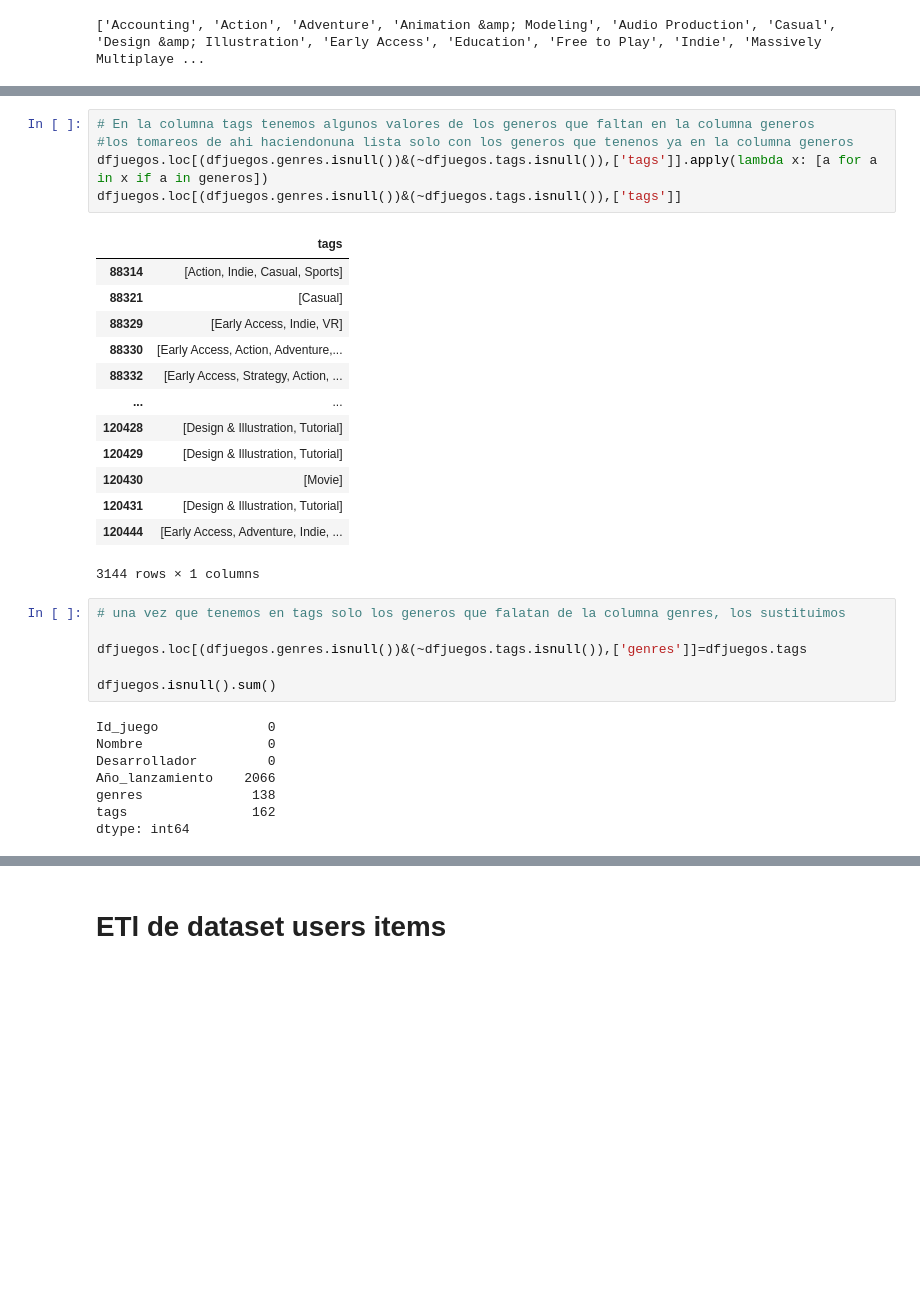
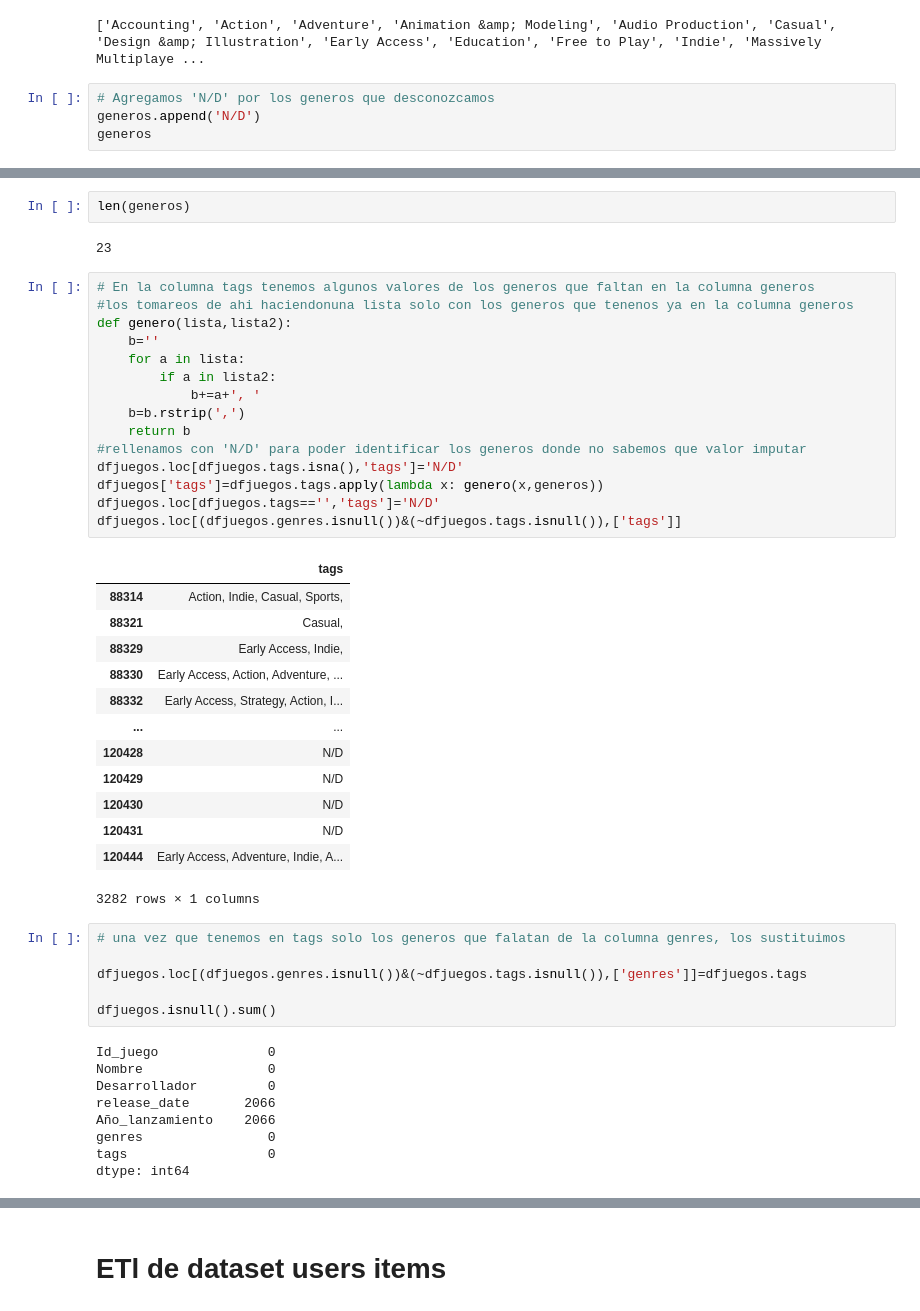
Before and after one commit to JUrielCerecero/PI-MLOPS, a Jupyter notebook: ETL.ipynb, the cells around one changed output, grey strips where cells are left out. Cells and saved outputs as stored; diff of their text form; blank space fills up the shorter version.

Commit message:
ETL y funciones
se continua haciendo ETL y se empiezan a hacer tablas para las funciones

```diff
--- a/ETL.ipynb
+++ b/ETL.ipynb
@@ -275,3 +287,7 @@ generos=sorted(generos)
 print(generos)
 # %% [output]
 ['Accounting', 'Action', 'Adventure', 'Animation &amp; Modeling', 'Audio Production', 'Casual', 'Design &amp; Illustration', 'Early Access', 'Education', 'Free to Play', 'Indie', 'Massively Multiplaye ...
+# %%
+# Agregamos 'N/D' por los generos que desconozcamos
+generos.append('N/D')
+generos
@@ -278,22 +312,36 @@ print(generos)
+# %%
+len(generos)
+# %% [output]
+23
 # %%
 # En la columna tags tenemos algunos valores de los generos que faltan en la columna generos
 #los tomareos de ahi haciendonuna lista solo con los generos que tenenos ya en la columna generos
-dfjuegos.loc[(dfjuegos.genres.isnull())&(~dfjuegos.tags.isnull()),['tags']].apply(lambda x: [a for a in x if a in generos])
+def genero(lista,lista2):
+    b=''
+    for a in lista:
+        if a in lista2:
+            b+=a+', '
+    b=b.rstrip(',')
+    return b
+#rellenamos con 'N/D' para poder identificar los generos donde no sabemos que valor imputar
+dfjuegos.loc[dfjuegos.tags.isna(),'tags']='N/D'
+dfjuegos['tags']=dfjuegos.tags.apply(lambda x: genero(x,generos))
+dfjuegos.loc[dfjuegos.tags=='','tags']='N/D'
 dfjuegos.loc[(dfjuegos.genres.isnull())&(~dfjuegos.tags.isnull()),['tags']]
 # %% [output]
 |  | tags |
-| 88314 | [Action, Indie, Casual, Sports] |
-| 88321 | [Casual] |
-| 88329 | [Early Access, Indie, VR] |
-| 88330 | [Early Access, Action, Adventure,... |
-| 88332 | [Early Access, Strategy, Action, ... |
+| 88314 | Action, Indie, Casual, Sports, |
+| 88321 | Casual, |
+| 88329 | Early Access, Indie, |
+| 88330 | Early Access, Action, Adventure, ... |
+| 88332 | Early Access, Strategy, Action, I... |
 | ... | ... |
-| 120428 | [Design & Illustration, Tutorial] |
-| 120429 | [Design & Illustration, Tutorial] |
-| 120430 | [Movie] |
-| 120431 | [Design & Illustration, Tutorial] |
-| 120444 | [Early Access, Adventure, Indie, ... |
+| 120428 | N/D |
+| 120429 | N/D |
+| 120430 | N/D |
+| 120431 | N/D |
+| 120444 | Early Access, Adventure, Indie, A... |
-3144 rows × 1 columns
+3282 rows × 1 columns
 # %%
 # una vez que tenemos en tags solo los generos que falatan de la columna genres, los sustituimos
 
@@ -304,9 +352,10 @@ dfjuegos.isnull().sum()
 Id_juego              0
 Nombre                0
 Desarrollador         0
+release_date       2066
 Año_lanzamiento    2066
-genres              138
-tags                162
+genres                0
+tags                  0
 dtype: int64
 # %%
 # el resto de valores nulos de la columna genres los sustituimos por el valor 'N/D' y eliminamos la columna tagss, ya que ya no la utlizaremos
```
Also changed, not shown: parts of 15 cells of this notebook, 2 other files.
